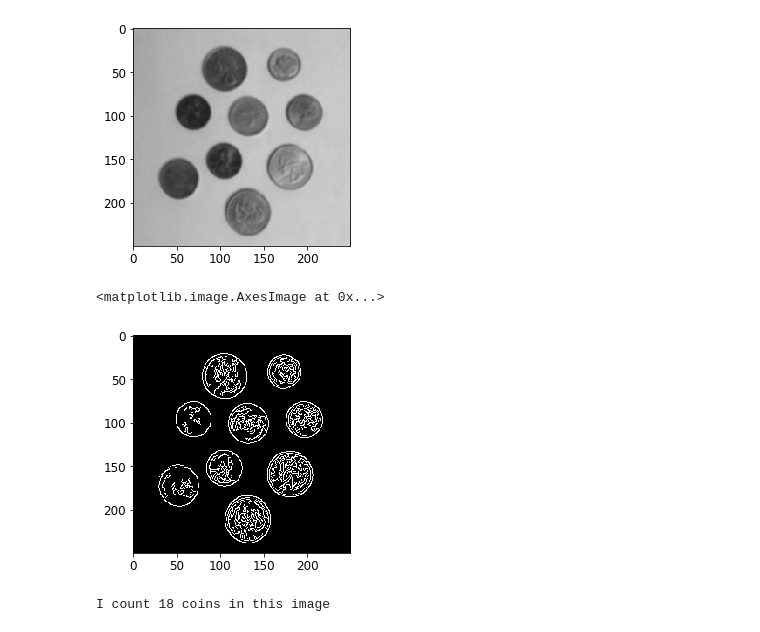
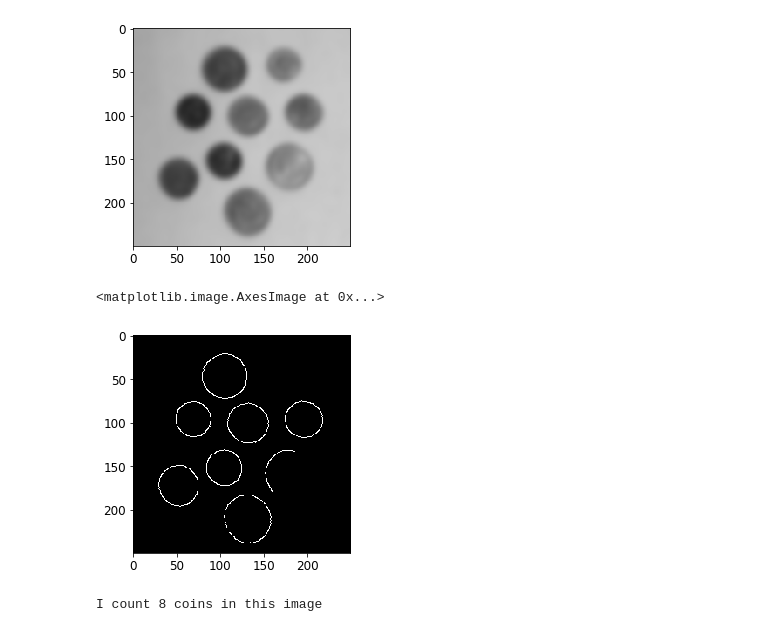
Before and after one commit to cloudxlab/opencv-intro, a Jupyter notebook: 6_edge_detection.ipynb, the cells around one changed output. Drawn from its saved outputs; the diff is of its cells as text; code cells hidden in the pictures.

```diff
--- a/6_edge_detection.ipynb
+++ b/6_edge_detection.ipynb
@@ -71,21 +71,21 @@ gradient images in the x and y direction, suppressing edges, and finally a hyste
 determines if a pixel is “edge-like” or not.
 # %%
 image = cv2.imread("images/coins.png")
-image = cv2.cvtColor(image, cv2.COLOR_BGR2GRAY)
-blurred = cv2.GaussianBlur(image, (5, 5), 0)
+gray = cv2.cvtColor(image, cv2.COLOR_BGR2GRAY)
+blurred = cv2.GaussianBlur(gray, (21, 21), 0)
 plt.imshow(fixColor(blurred))
 # %% [output]
 <matplotlib.image.AxesImage at 0x...>
 [figure]
 # %%
-canny = cv2.Canny(image, 30, 150)
+canny = cv2.Canny(blurred, 50, 100)
 plt.imshow(fixColor(canny))
 # %% [output]
 <matplotlib.image.AxesImage at 0x...>
-[figure, old version]
+[figure, new version]
 # %%
 (cnts, _) = cv2.findContours(canny.copy(), cv2.RETR_EXTERNAL, cv2 .CHAIN_APPROX_SIMPLE)
 # %%
 print("I count {} coins in this image".format(len(cnts)))
 # %% [output]
-I count 18 coins in this image
+I count 8 coins in this image
```
Also changed, not shown: parts of 7 cells of this notebook, 1 other file.
